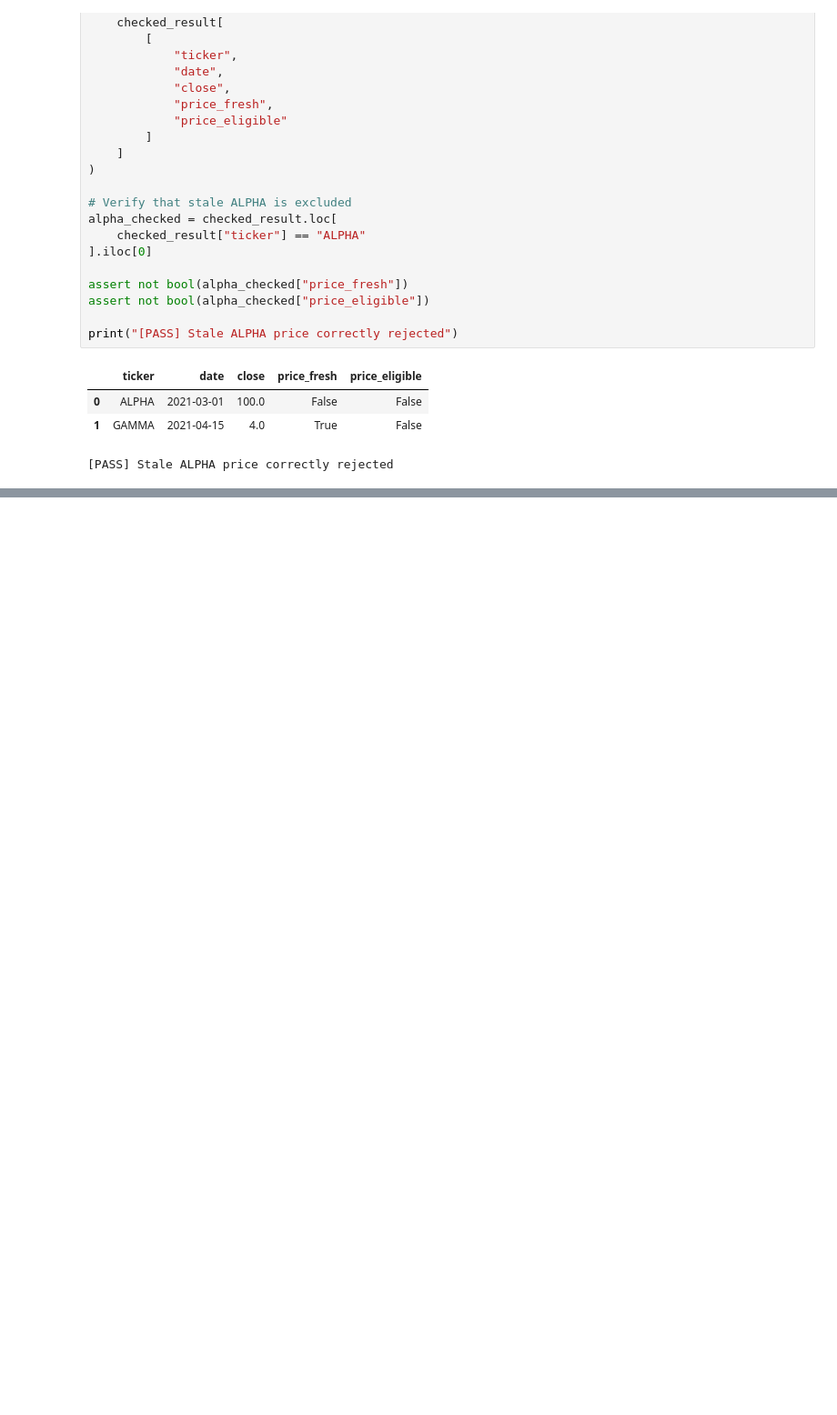
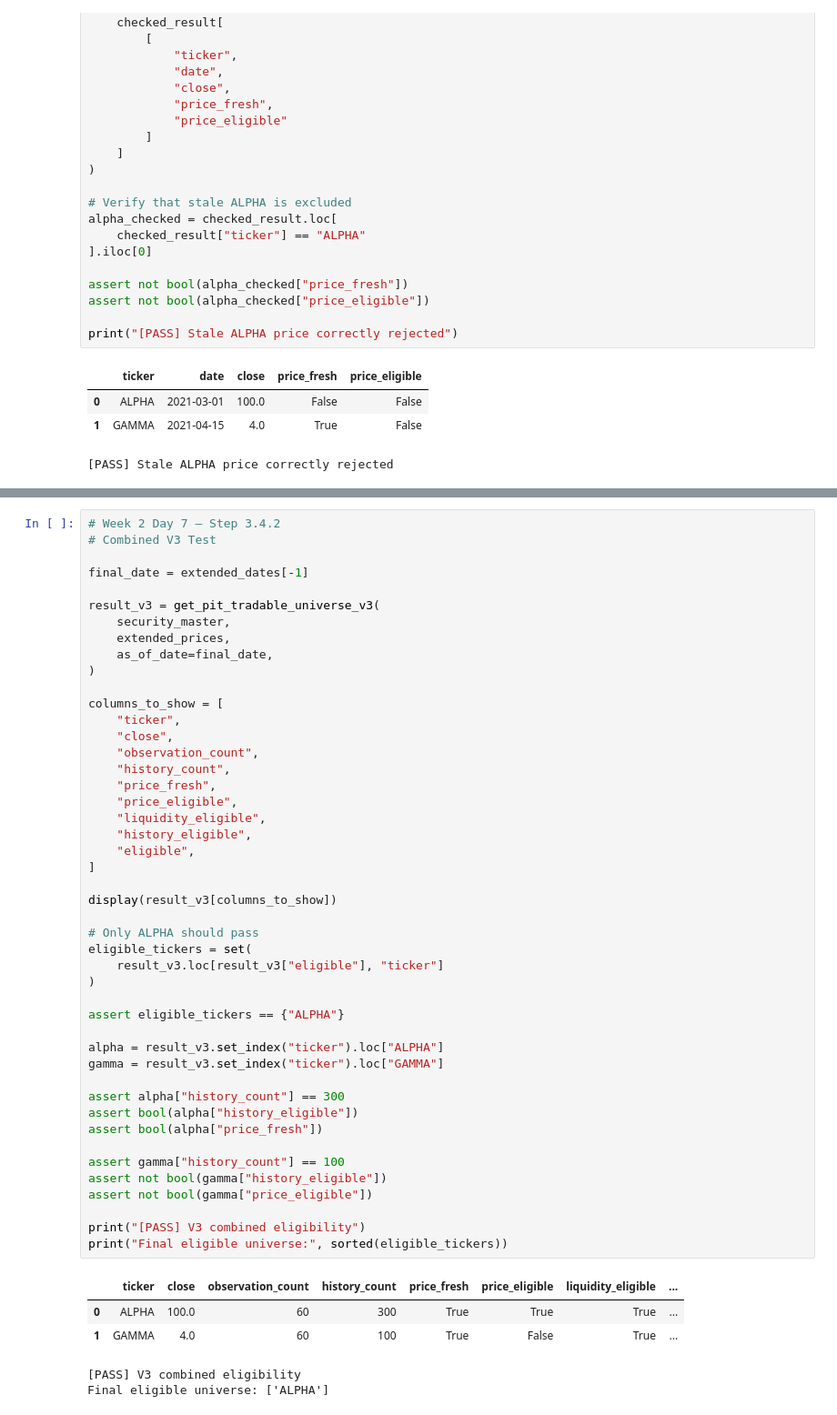
Before and after one commit to XiaoyuZou0915/equity-alpha-research, a Jupyter notebook: notebooks/02_pit_universe.ipynb, the cells around one changed output, grey strips where cells are left out. Shown at 91% size. Saved outputs shown, nothing was run; the diff lists cells and outputs as text; blank space fills up the shorter version.

Commit message:
Integrate PIT price freshness and minimum history checks

```diff
--- a/notebooks/02_pit_universe.ipynb
+++ b/notebooks/02_pit_universe.ipynb
@@ -998,0 +1403,52 @@ print("[PASS] Stale ALPHA price correctly rejected")
+# %%
+# Week 2 Day 7 — Step 3.4.2
+# Combined V3 Test
+
+final_date = extended_dates[-1]
+
+result_v3 = get_pit_tradable_universe_v3(
+    security_master,
+    extended_prices,
+    as_of_date=final_date,
+)
+
+columns_to_show = [
+    "ticker",
+    "close",
+    "observation_count",
+    "history_count",
+    "price_fresh",
+    "price_eligible",
+    "liquidity_eligible",
+    "history_eligible",
+    "eligible",
+]
+
+display(result_v3[columns_to_show])
+
+# Only ALPHA should pass
+eligible_tickers = set(
+    result_v3.loc[result_v3["eligible"], "ticker"]
+)
+
+assert eligible_tickers == {"ALPHA"}
+
+alpha = result_v3.set_index("ticker").loc["ALPHA"]
+gamma = result_v3.set_index("ticker").loc["GAMMA"]
+
+assert alpha["history_count"] == 300
+assert bool(alpha["history_eligible"])
+assert bool(alpha["price_fresh"])
+
+assert gamma["history_count"] == 100
+assert not bool(gamma["history_eligible"])
+assert not bool(gamma["price_eligible"])
+
+print("[PASS] V3 combined eligibility")
+print("Final eligible universe:", sorted(eligible_tickers))
+# %% [output]
+|  | ticker | close | observation_count | history_count | price_fresh | price_eligible | liquidity_eligible | ... |
+| 0 | ALPHA | 100.0 | 60 | 300 | True | True | True | ... |
+| 1 | GAMMA | 4.0 | 60 | 100 | True | False | True | ... |
+[PASS] V3 combined eligibility
+Final eligible universe: ['ALPHA']
```
Also changed, not shown: parts of 11 cells of this notebook, 2 other files.
